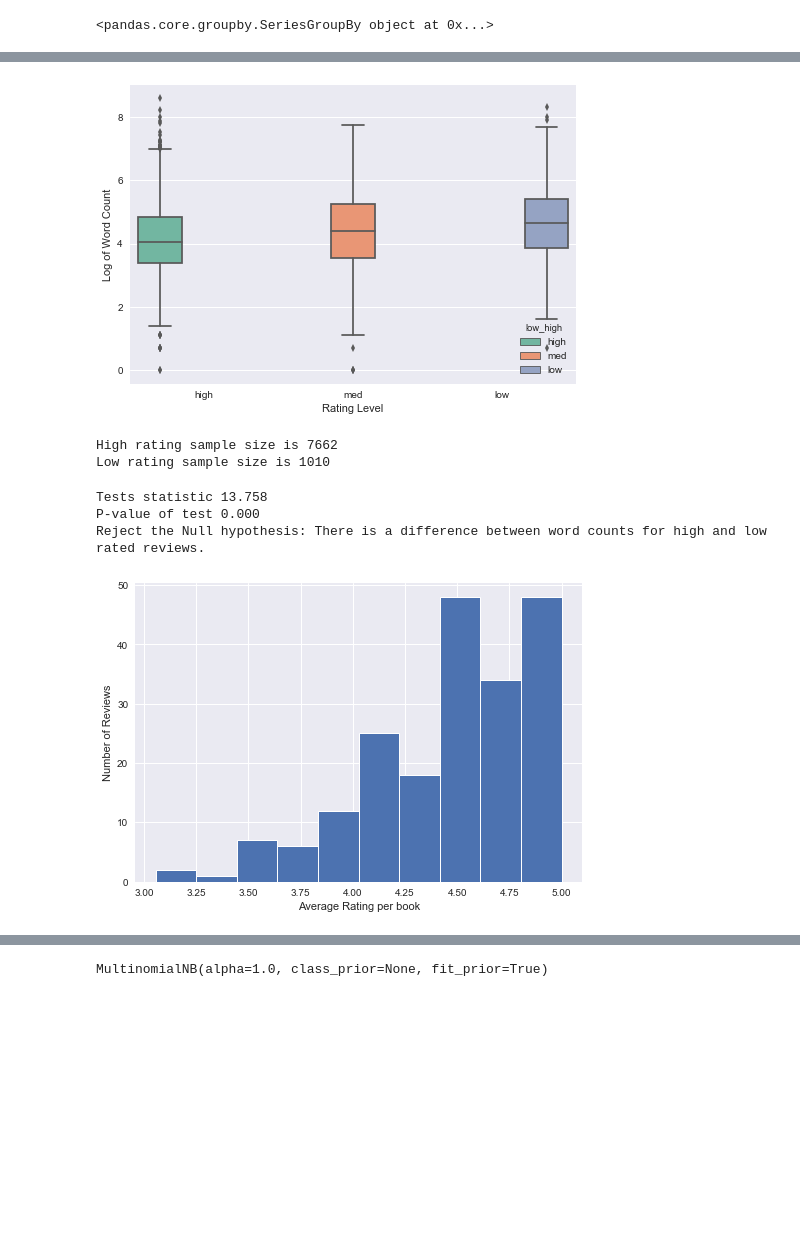
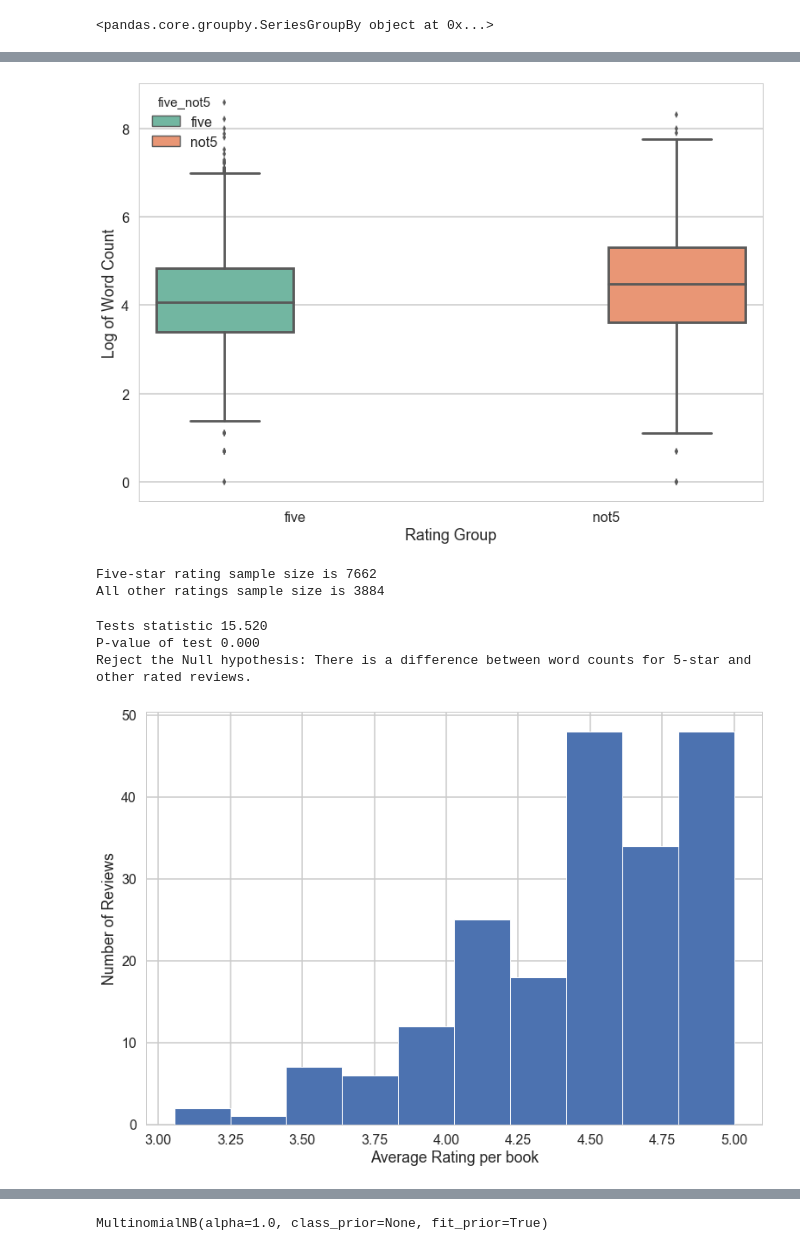
Before and after one commit to PassMoreHeat/springboard, a Jupyter notebook: Capstone_1/Inferential_Statistics_Amazon_Book_Revs.ipynb, the cells around one changed output, grey strips where cells are left out. Saved outputs shown, nothing was run; the diff lists cells and outputs as text; code cells hidden in the pictures; blank space fills up the shorter version.

```diff
--- a/Capstone_1/Inferential_Statistics_Amazon_Book_Revs.ipynb
+++ b/Capstone_1/Inferential_Statistics_Amazon_Book_Revs.ipynb
@@ -149,3 +149,7 @@ small_df.head()
 | 2 | 0007116837 | 4 | I bought this for my daughter who... | A3KTFMHASRH0VE | Another McCourt | 52 | 8 | 255 | med | ... |
 | 3 | 0007116837 | 4 | This book was recommended by a to... | A36QKTOEIXPNTH | A Monk Swimming | 23 | 11 | 116 | med | ... |
 | 4 | 0028255267 | 5 | Our school recently upgraded to t... | AJ8F4IJXY6OT9 | very thorough chem book... | 102 | 13 | 612 | high | ... |
+# %%
+# create new five_not5 variable
+small_df['five_not5'] = np.where(small_df['overall']> 4, 'five' , 'not5')
+small_df.head()
@@ -191,32 +202,32 @@ groupby_rating.describe()
 # %%
-sns.boxplot(x='low_high', y='log_count', data=small_df, hue='low_high', order=['high', 'med', 'low'],
-            hue_order=['high', 'med', 'low'], palette='Set2', width=0.9);
-plt.xlabel('Rating Level');
+sns.boxplot(x='five_not5', y='log_count', data=small_df, hue='five_not5', order=['five', 'not5'],
+            hue_order=['five', 'not5'], palette='Set2', width=0.9);
+plt.xlabel('Rating Group');
 plt.ylabel('Log of Word Count');
 # %% [output]
-[figure, old version]
+[figure, new version]
 # %%
-# check out the male and female sample sizes
-high_count = small_df.log_count[small_df.low_high == 'high']
-low_count = small_df.log_count[small_df.low_high == 'low']
-print('High rating sample size is', len(high_count))
-print('Low rating sample size is', len(low_count))
+# check out the five-star and other ratings sample sizes
+five_count = small_df.log_count[small_df.five_not5 == 'five']
+not5_count = small_df.log_count[small_df.five_not5 == 'not5']
+print('Five-star rating sample size is', len(five_count))
+print('All other ratings sample size is', len(not5_count))
 # %% [output]
-High rating sample size is 7662
-Low rating sample size is 1010
+Five-star rating sample size is 7662
+All other ratings sample size is 3884
 # %%
 # perform hypothesis test with two-sided independent t-test for unequal variances
-tstat, p_value = scipy.stats.ttest_ind(low_count, high_count, equal_var=False)
+tstat, p_value = scipy.stats.ttest_ind(not5_count, five_count, equal_var=False)
 print('Tests statistic', '{0:0.3f}'.format(tstat))
 print('P-value of test', '{0:0.3f}'.format(p_value))
 if p_value < 0.05:
-    print('Reject the Null hypothesis: There is a difference between word counts for high and low rated reviews.')
+    print('Reject the Null hypothesis: There is a difference between word counts for 5-star and other rated reviews.')
 else:
-    print('Fail to reject the Null: There is no difference between word counts for high and low rated reviews.')
+    print('Fail to reject the Null: There is no difference between word counts for 5-star and other rated reviews.')
 # %% [output]
-Tests statistic 13.758
+Tests statistic 15.520
 P-value of test 0.000
-Reject the Null hypothesis: There is a difference between word counts for high and low rated reviews.
+Reject the Null hypothesis: There is a difference between word counts for 5-star and other rated reviews.
 # %%
 grp = small_df.groupby('asin')
 counts = grp.asin.count()  # number of reviews per book
@@ -227,4 +238,4 @@ plt.xlabel("Average Rating per book");
 plt.ylabel("Number of Reviews");
 # for books (asin) reviewed by more than 10 reviewers the mean ratings are most frequently 4+
 # %% [output]
-[figure, old version]
+[figure, new version]
```
Also changed, not shown: parts of 11 cells of this notebook.
